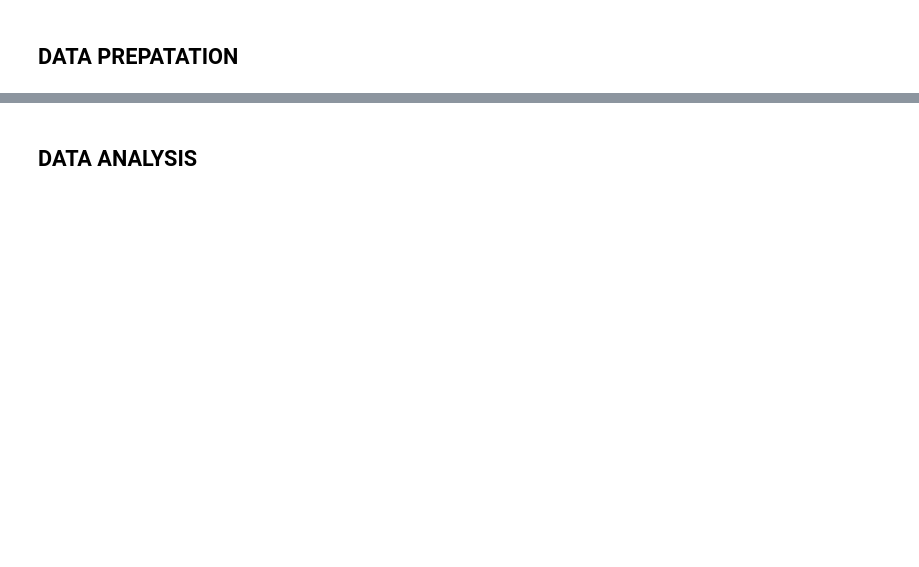
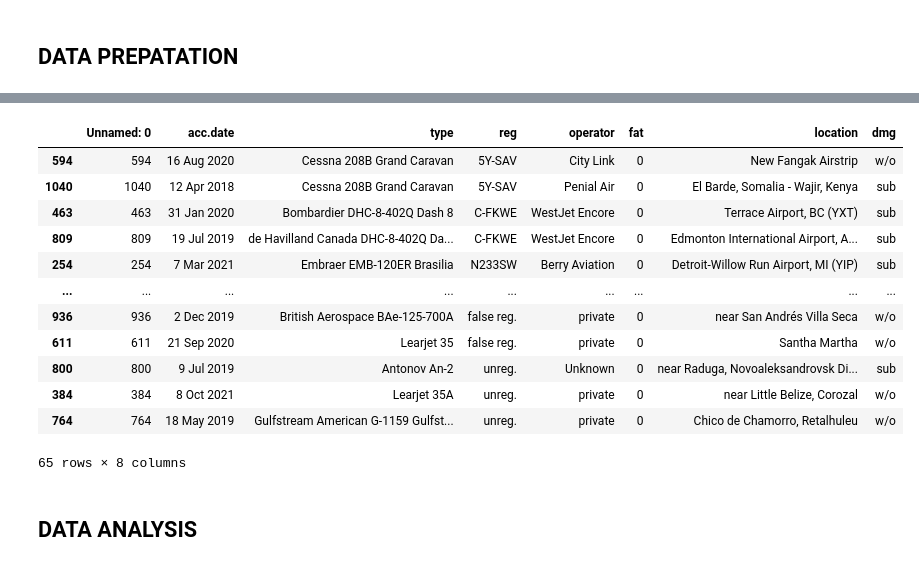
Before and after one commit to nduvawinnie/FINAL_PROJECT_PHASE_1, a Jupyter notebook: flight_notebook.ipynb, the cells around one changed output, grey strips where cells are left out. Cells and saved outputs as stored; diff of their text form; code cells hidden in the pictures; blank space fills up the shorter version.

```diff
--- a/flight_notebook.ipynb
+++ b/flight_notebook.ipynb
@@ -71,0 +214,3 @@ So for me to come up with a solution to the problem addressed. The data needs to
+# %%
+# removing duplicate data that are exact in rows and remaining with one unique valua
+df = df.drop_duplicates()
@@ -72,2 +222,19 @@ So for me to come up with a solution to the problem addressed. The data needs to
+# %%
+#checking duplicates data to see if there is need to remove them
+df[df['reg'].duplicated(keep=False)].sort_values('reg')
+# %% [output]
+|  | Unnamed: 0 | acc.date | type | reg | operator | fat | location | dmg |
+| 594 | 594 | 16 Aug 2020 | Cessna 208B Grand Caravan | 5Y-SAV | City Link | 0 | New Fangak Airstrip | w/o |
+| 1040 | 1040 | 12 Apr 2018 | Cessna 208B Grand Caravan | 5Y-SAV | Penial Air | 0 | El Barde, Somalia - Wajir, Kenya | sub |
+| 463 | 463 | 31 Jan 2020 | Bombardier DHC-8-402Q Dash 8 | C-FKWE | WestJet Encore | 0 | Terrace Airport, BC (YXT) | sub |
+| 809 | 809 | 19 Jul 2019 | de Havilland Canada DHC-8-402Q Da... | C-FKWE | WestJet Encore | 0 | Edmonton International Airport, A... | sub |
+| 254 | 254 | 7 Mar 2021 | Embraer EMB-120ER Brasilia | N233SW | Berry Aviation | 0 | Detroit-Willow Run Airport, MI (YIP) | sub |
+| ... | ... | ... | ... | ... | ... | ... | ... | ... |
+| 936 | 936 | 2 Dec 2019 | British Aerospace BAe-125-700A | false reg. | private | 0 | near San Andrés Villa Seca | w/o |
+| 611 | 611 | 21 Sep 2020 | Learjet 35 | false reg. | private | 0 | Santha Martha | w/o |
+| 800 | 800 | 9 Jul 2019 | Antonov An-2 | unreg. | Unknown | 0 | near Raduga, Novoaleksandrovsk Di... | sub |
+| 384 | 384 | 8 Oct 2021 | Learjet 35A | unreg. | private | 0 | near Little Belize, Corozal | w/o |
+| 764 | 764 | 18 May 2019 | Gulfstream American G-1159 Gulfst... | unreg. | private | 0 | Chico de Chamorro, Retalhuleu | w/o |
+65 rows × 8 columns
 # %% [markdown]
 ## DATA ANALYSIS
```
Also changed, not shown: parts of 16 cells of this notebook.
